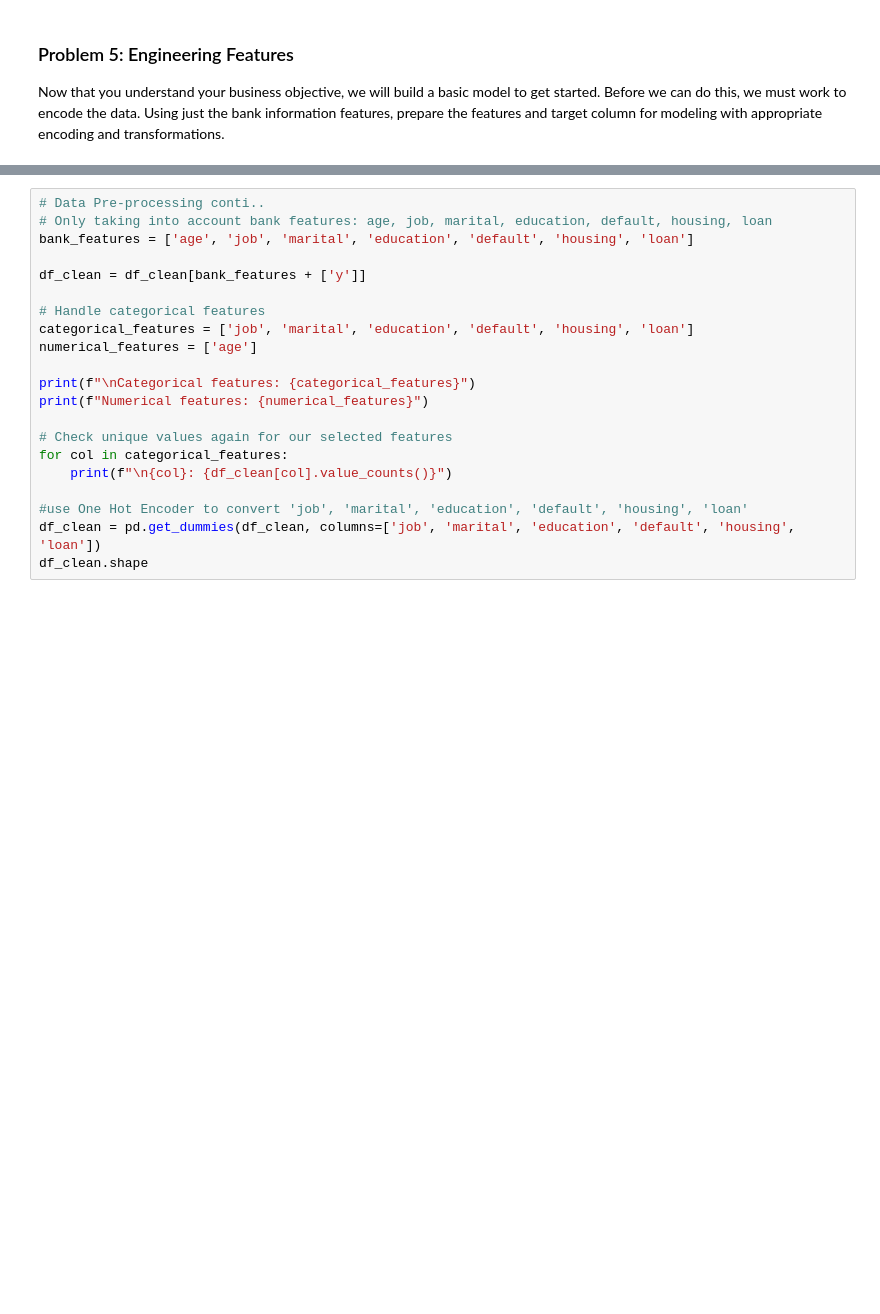
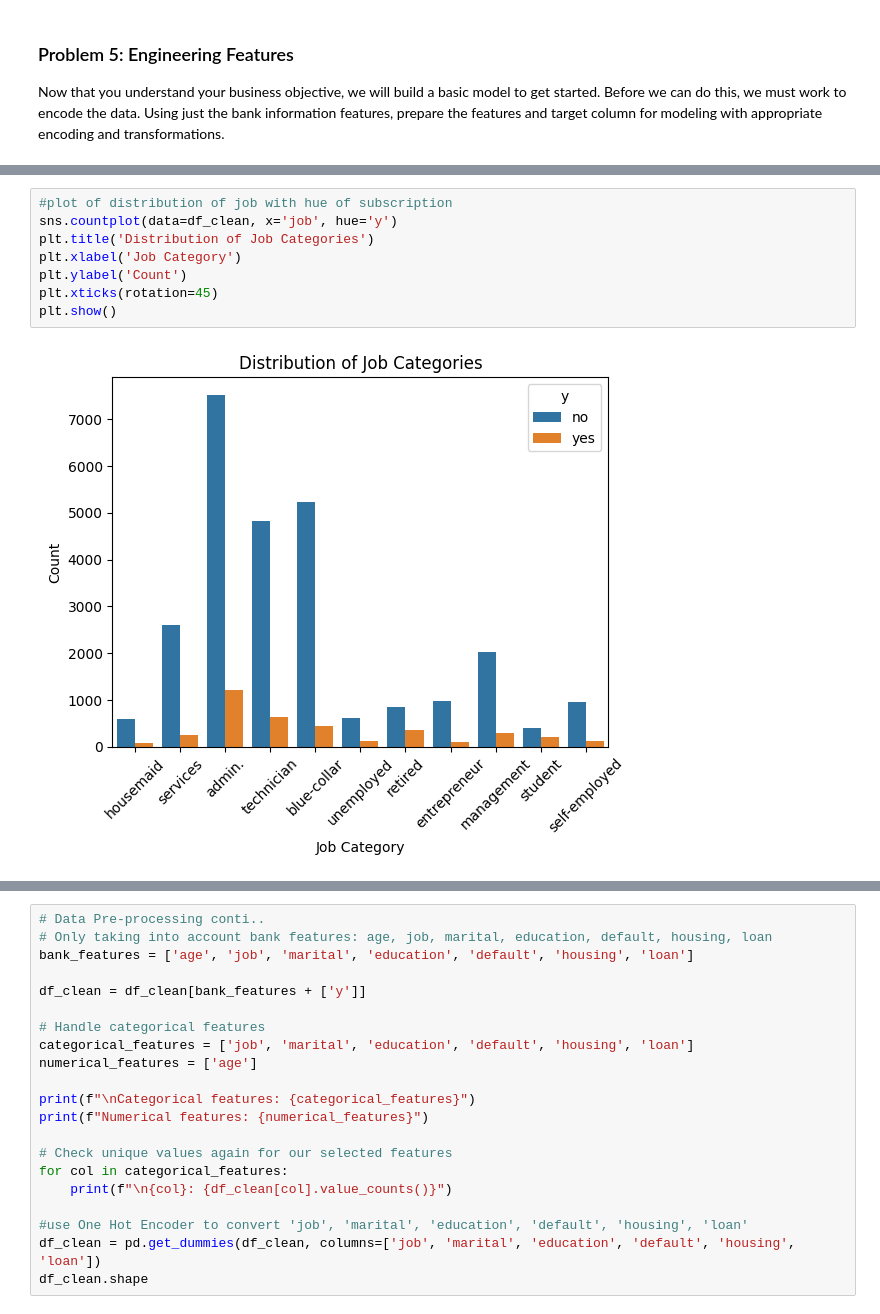
Before and after one commit to sheetal-vartak/Comparing-Classifiers, a Jupyter notebook: prompt_III.ipynb, the cells around one changed output, grey strips where cells are left out. Saved outputs shown, nothing was run; the diff lists cells and outputs as text; blank space fills up the shorter version.

```diff
--- a/prompt_III.ipynb
+++ b/prompt_III.ipynb
@@ -200,3 +199,13 @@ default: 8597
 housing: 990
 loan: 990
 [figure]
+# %%
+#plot of distribution of job with hue of subscription
+sns.countplot(data=df_clean, x='job', hue='y')
+plt.title('Distribution of Job Categories')
+plt.xlabel('Job Category')
+plt.ylabel('Count')
+plt.xticks(rotation=45)
+plt.show()
+# %% [output]
+[figure, added]
```
Also changed, not shown: parts of 7 cells of this notebook.
